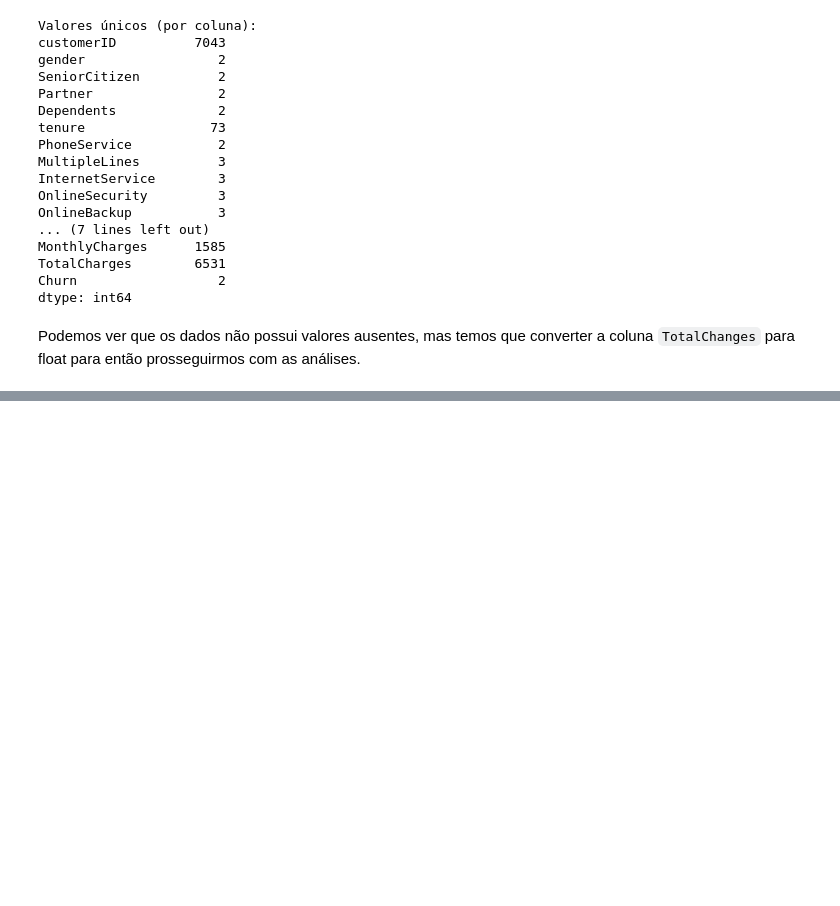
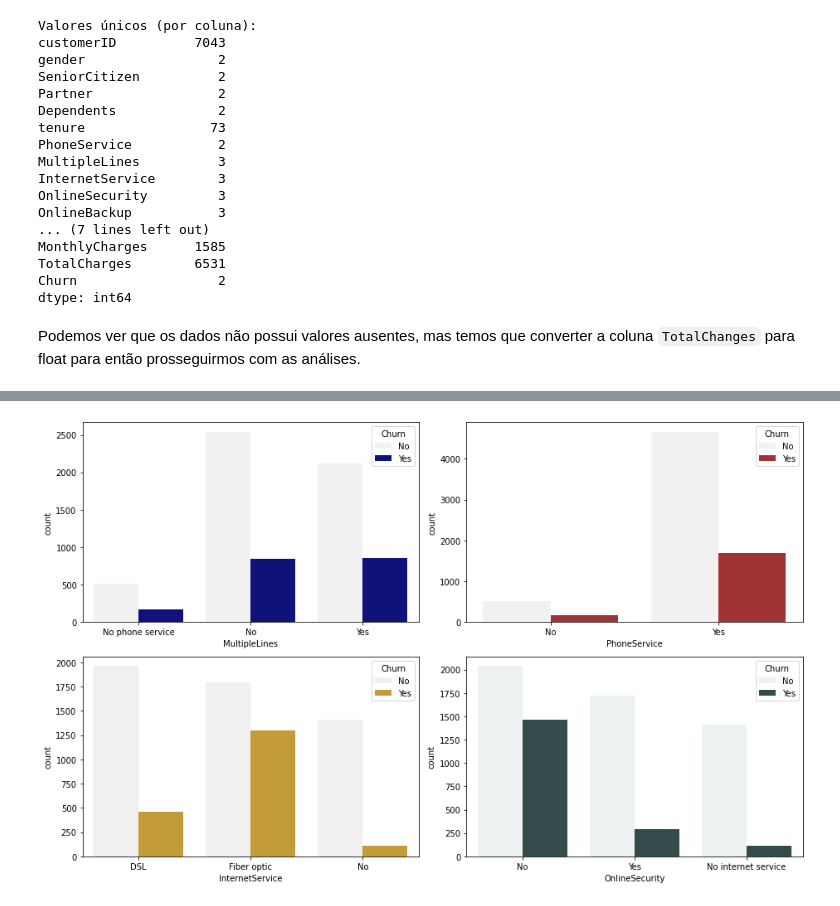
Before and after one commit to marcos-code/Portfolio_DataScience, a Jupyter notebook: Churn.ipynb, the cells around one changed output, grey strips where cells are left out. Cells and saved outputs as stored; diff of their text form; code cells hidden in the pictures; blank space fills up the shorter version.

```diff
--- a/Churn.ipynb
+++ b/Churn.ipynb
@@ -166,0 +278,9 @@ dtype: int64
+# %%
+fig, ax = plt.subplots(nrows=2, ncols=2, figsize=(13,8))
+sns.countplot('MultipleLines', hue='Churn',data=df_clean,color='darkblue',ax=ax[0,0])
+sns.countplot('PhoneService', hue='Churn',data=df_clean,color='firebrick',ax=ax[0,1])
+sns.countplot('InternetService', hue='Churn',data=df_clean,color='goldenrod',ax=ax[1,0])
+sns.countplot('OnlineSecurity', hue='Churn',data=df_clean,color='darkslategray', ax=ax[1,1])
+plt.tight_layout();
+# %% [output]
+[figure, added]
```
Also changed, not shown: parts of 31 cells of this notebook.
